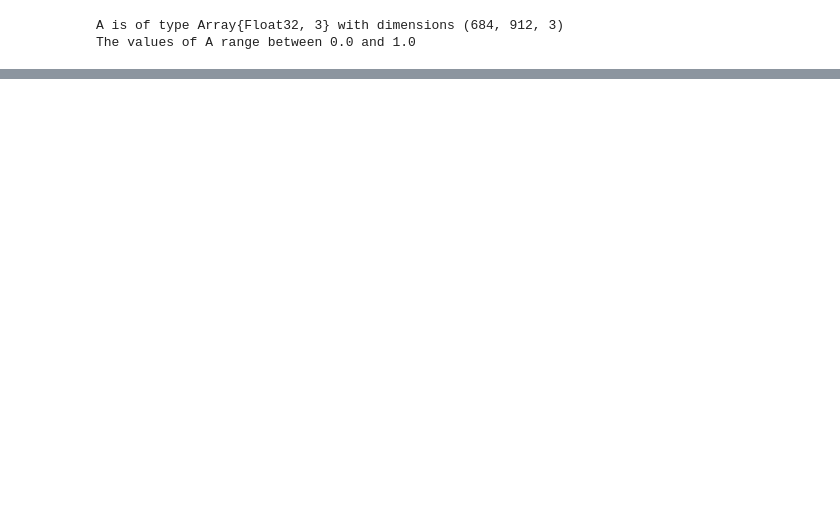
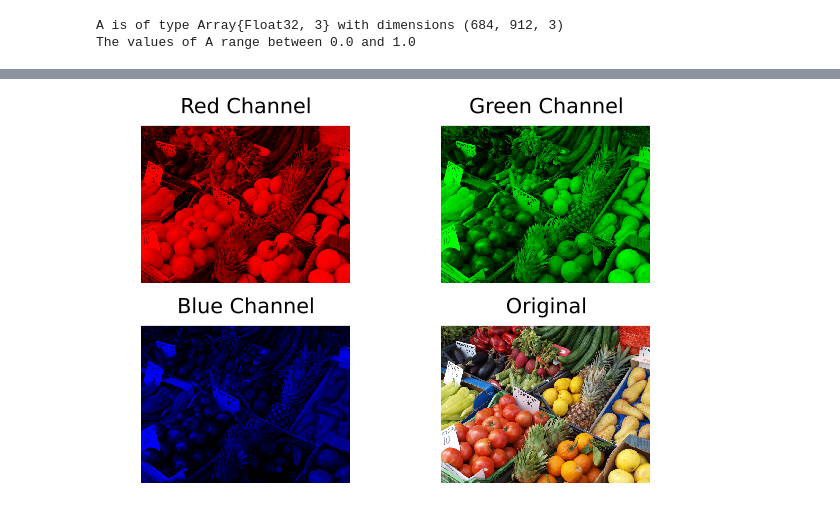
Before and after one commit to robertsweeneyblanco/Programming_for_Mathematical_Applications, a Jupyter notebook: textbook/content/Image_Processing/Reading_And_Plotting_Images.ipynb, the cells around one changed output, grey strips where cells are left out. Cells and saved outputs as stored; diff of their text form; code cells hidden in the pictures; blank space fills up the shorter version.

```diff
--- a/textbook/content/Image_Processing/Reading_And_Plotting_Images.ipynb
+++ b/textbook/content/Image_Processing/Reading_And_Plotting_Images.ipynb
@@ -71,0 +87,27 @@ imshow_scale(1.0 .- image_threshold(B, 0.8));
+# %%
+# Create a copy to hold the Red-only image
+Ar = copy(A)
+# Set the Green (channel 2) and Blue (channel 3) to 0.0
+Ar[:,:,[2,3]] .= 0.0
+
+# Create a copy to hold the Green-only image
+Ag = copy(A)
+# Set the Red (channel 1) and Blue (channel 3) to 0.0
+Ag[:,:,[1,3]] .= 0.0
+
+# Create a copy to hold the Blue-only image
+Ab = copy(A)
+# Set the Red (channel 1) and Green (channel 2) to 0.0
+Ab[:,:,[1,2]] .= 0.0
+
+# Create an array of plots
+# Note the `.` in `imshow.` - this is broadcasting the function
+# over the tuple of images.
+plts = imshow.((Ar, Ag, Ab, A))
+
+# Arrange all 4 plots in a 2x2 grid.
+# We can pass titles as a 1x4 array to label the subplots.
+plot(plts..., layout=(2,2), title=["Red Channel" "Green Channel" "Blue Channel" "Original"])
+fastdisplay()
+# %% [output]
+[figure, added]
```
Also changed, not shown: parts of 20 cells of this notebook, 1 other file.
